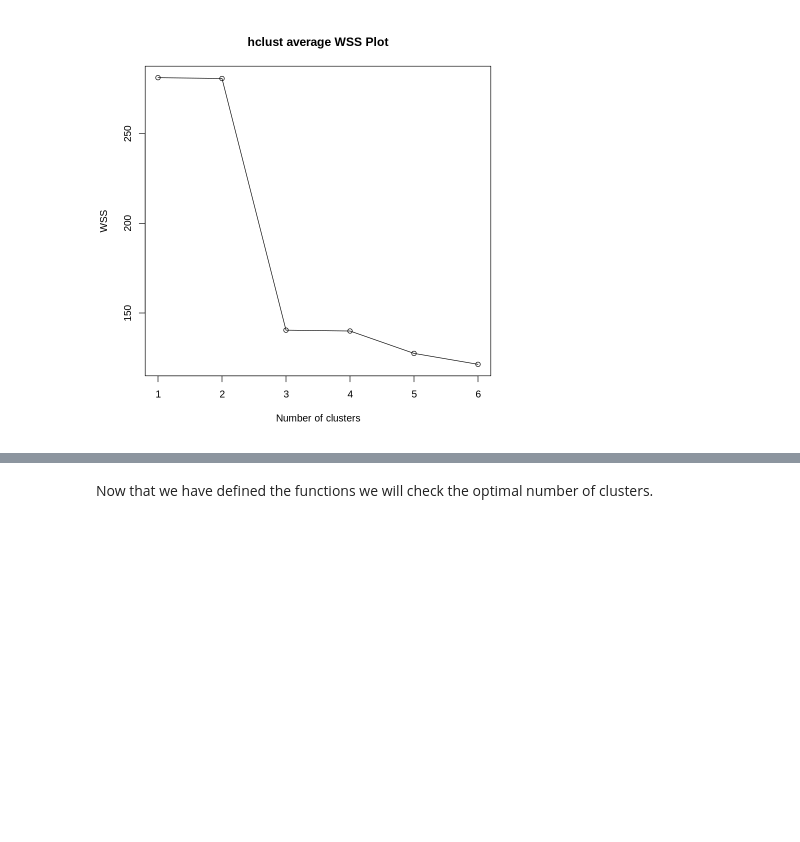
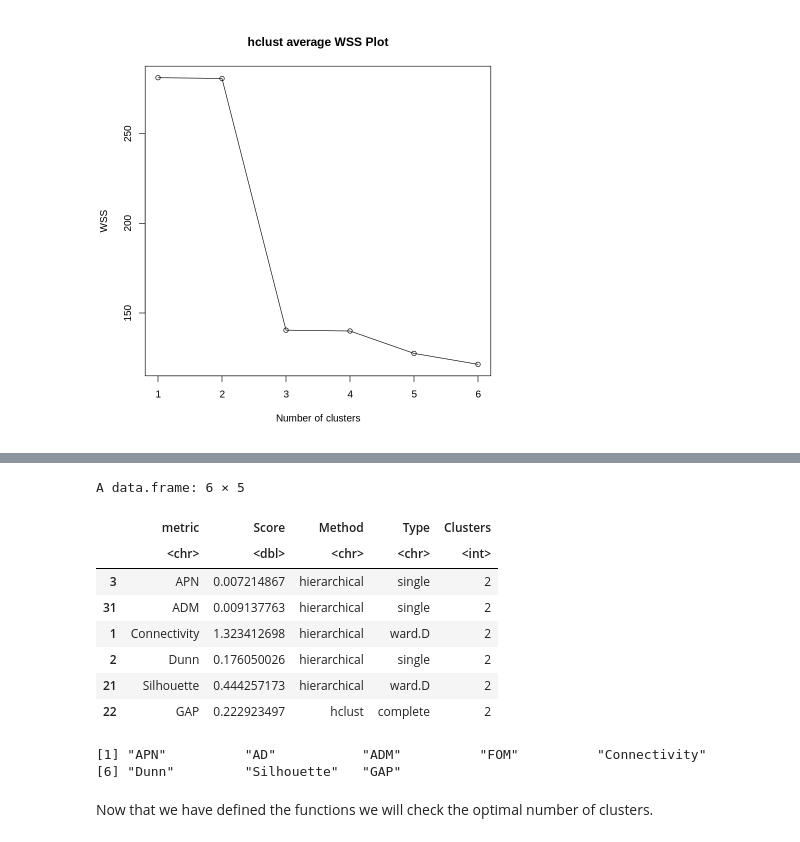
Before and after one commit to biagio-incardona/biagio-incardona.github.io, a Jupyter notebook: Report_Incardona_Biagio.ipynb, the cells around one changed output, grey strips where cells are left out. Drawn from its saved outputs; the diff is of its cells as text; code cells hidden in the pictures; blank space fills up the shorter version.

```diff
--- a/Report_Incardona_Biagio.ipynb
+++ b/Report_Incardona_Biagio.ipynb
@@ -1092,13 +1056,16 @@ gap <- function(diss, alg = "pam", max.nc = 6, method = "/", plot = F){
     title <- paste(alg, method, "GAP Plot", sep = " ")
   }
   if(plot == T){
-    plot(1:max.nc, gap,
+    plot(1:max.nc, gap, #stats#stats
+
+
       xlab = "Number of clusters",
       ylab = "GAP",
       main = title)
     lines(1:max.nc, gap)
   }
   best.nclust <- takeBestGap(max.nc, wss, gap)
+  if(alg == "hclust") {alg <- "hierarchical"}
   row <- data.frame(row.names = "GAP", Score = gap[best.nclust], Method = alg, Clusters = best.nclust)
   return(row)
 }
@@ -1164,7 +1131,7 @@ getClusStats <- function(data, dist, max.nc){
   optimals <- rbind(optimals, h.ward.D,h.ward.D2,h.single,h.complete,h.average)
   rownames(optimals) <- 1:nrow(optimals)
 
-  metric <- append(rownames(pam.clvalid), append(rownames(h.ward.D), append(rownames(h.ward.D2),
+  Metric <- append(rownames(pam.clvalid), append(rownames(h.ward.D), append(rownames(h.ward.D2),
                    append(rownames(h.single), append(rownames(h.complete), rownames(h.average))))))
   Type <- c("/", "/", "/","/","/","/","/","/",
               "ward.D","ward.D","ward.D","ward.D","ward.D","ward.D","ward.D","ward.D",
@@ -1172,7 +1139,7 @@ getClusStats <- function(data, dist, max.nc){
               "single","single","single","single","single","single","single","single",
               "complete","complete","complete","complete","complete","complete","complete","complete",
               "average","average","average","average","average","average","average","average")
-  optimals <- cbind(metric, optimals[,1:2,drop=F], Type, optimals[,3,drop=F])
+  optimals <- cbind(Metric, optimals[,1:2,drop=F], Type, optimals[,3,drop=F])
   return(optimals)
 }
 getmode <- function(v) {
@@ -1262,3 +1277,36 @@ After all the analysis we can assert that the optimal number of clusters is $K =
+# %%
+stats <- data.frame(metric = character(), Score = double(), Method = character(),
+                    Type = character(), Clusters = integer())
+for (m in unique(clustats$metric)){
+  if (m %in% c("Silhouette", "Dunn", "GAP")){
+    part <- clustats %>% filter(metric == m & Clusters == 2)
+    stats <- rbind(stats,part[which.max(part$Score),])
+  }
+  else{
+    part <- clustats %>% filter(metric == m & Clusters == 2)
+    stats <- rbind(stats,part[which.min(part$Score),])
+  }
+
+}
+stats
+# %% [output]
+A data.frame: 6 × 5
+|  | metric | Score | Method | Type | Clusters |
+|  | <chr> | <dbl> | <chr> | <chr> | <int> |
+| 3 | APN | 0.007214867 | hierarchical | single | 2 |
+| 31 | ADM | 0.009137763 | hierarchical | single | 2 |
+| 1 | Connectivity | 1.323412698 | hierarchical | ward.D | 2 |
+| 2 | Dunn | 0.176050026 | hierarchical | single | 2 |
+| 21 | Silhouette | 0.444257173 | hierarchical | ward.D | 2 |
+| 22 | GAP | 0.222923497 | hclust | complete | 2 |
+# %%
+stats %>%
+  group_by(Method, Type) %>%
+  summarise(number = n()) %>%
+  arrange(desc(number))
+# %% [output]
+[1] "APN"          "AD"           "ADM"          "FOM"          "Connectivity"
+[6] "Dunn"         "Silhouette"   "GAP"
 # %%
 #install.packages("fpc")
 checkBestN(insurance.scaled[1:20,], dist = as.dist(gower.dist(insurance.scaled[1:20,])), max.nc = 4)
```
Also changed, not shown: parts of 8 cells of this notebook.
